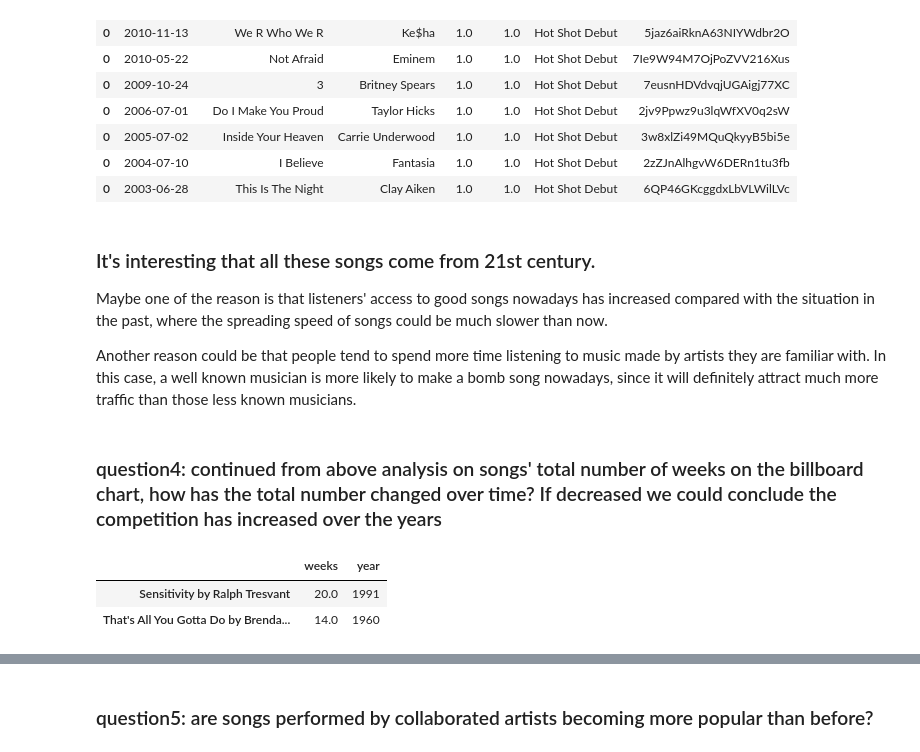
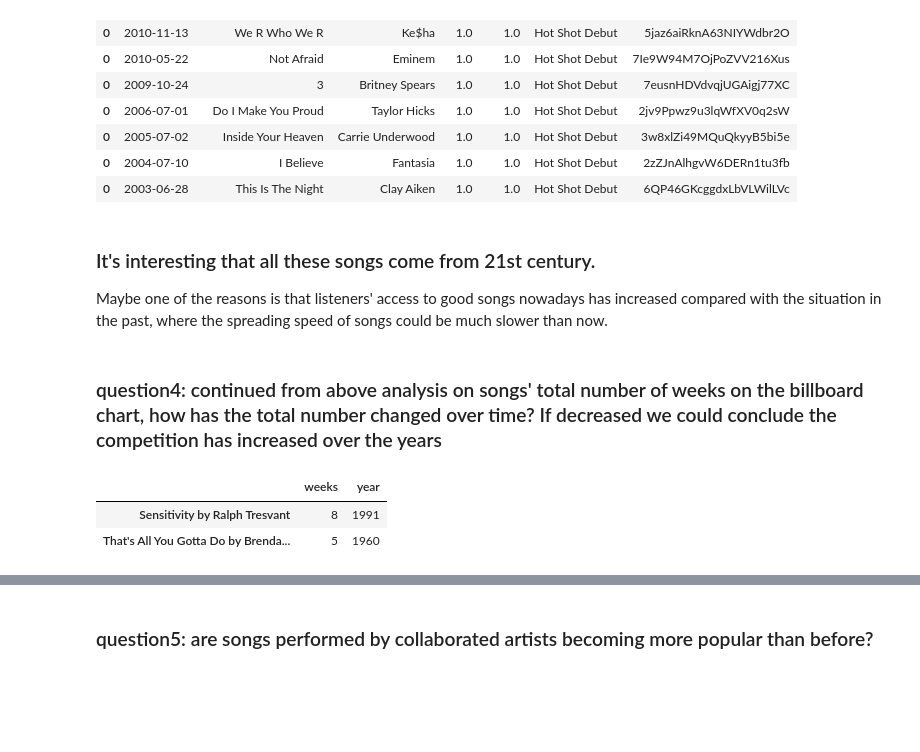
Before and after one commit to bxnxiong/Data-Science-Portfolio, a Jupyter notebook: Capstone-Project-I/2 exploratory data analysis.ipynb, the cells around one changed output, grey strips where cells are left out. Drawn from its saved outputs; the diff is of its cells as text; code cells hidden in the pictures; blank space fills up the shorter version.

```diff
--- a/Capstone-Project-I/2 exploratory data analysis.ipynb
+++ b/Capstone-Project-I/2 exploratory data analysis.ipynb
@@ -107,23 +120,23 @@ top1[top1.change_in_rank==u"Hot Shot Debut"]
 | 0 | 2003-06-28 | This Is The Night | Clay Aiken | 1.0 | 1.0 | Hot Shot Debut | 6QP46GKcggdxLbVLWilLVc |
 # %% [markdown]
 ### It's interesting that all these songs come from 21st century.
-Maybe one of the reason is that listeners' access to good songs nowadays has increased compared with the situation in the past, where the spreading speed of songs could be much slower than now.
-
-Another reason could be that people tend to spend more time listening to music made by artists they are familiar with. In this case, a well known musician is more likely to make a bomb song nowadays, since it will definitely attract much more traffic than those less known musicians.
+Maybe one of the reasons is that listeners' access to good songs nowadays has increased compared with the situation in the past, where the spreading speed of songs could be much slower than now.
 # %% [markdown]
 ### question4: continued from above analysis on songs' total number of weeks on the billboard chart, how has the total number changed over time? If decreased we could conclude the competition has increased over the years
 # %%
 # for every song in the chart, get the largest weeks number, then analyze their relationship with date
 top10['year'] = map(lambda x:x.split('-')[0],top10.date.values)
 song_weeks = {}
 for i in xrange(len(top10)):
-    title_artist,week,year = top10.title.iloc[i]+u' by '+top10.artist.iloc[i],top10.weeks.iloc[i],top10.year.iloc[i]
+    title_artist,year = top10.title.iloc[i]+u' by '+top10.artist.iloc[i],top10.year.iloc[i]
     if title_artist not in song_weeks:
-        song_weeks[title_artist] = (week,year)
+        song_weeks[title_artist] = (1,year)
+    else:
+        song_weeks[title_artist] = song_weeks[title_artist][0]+1,song_weeks[title_artist][1]
 
 song_weeks = pd.DataFrame(song_weeks.values(),song_weeks.keys(),columns = ['weeks','year'])
 song_weeks.head(2)
 # %% [output]
 |  | weeks | year |
-| Sensitivity by Ralph Tresvant | 20.0 | 1991 |
-| That's All You Gotta Do by Brenda... | 14.0 | 1960 |
+| Sensitivity by Ralph Tresvant | 8 | 1991 |
+| That's All You Gotta Do by Brenda... | 5 | 1960 |
```
Also changed, not shown: parts of 18 cells of this notebook.
